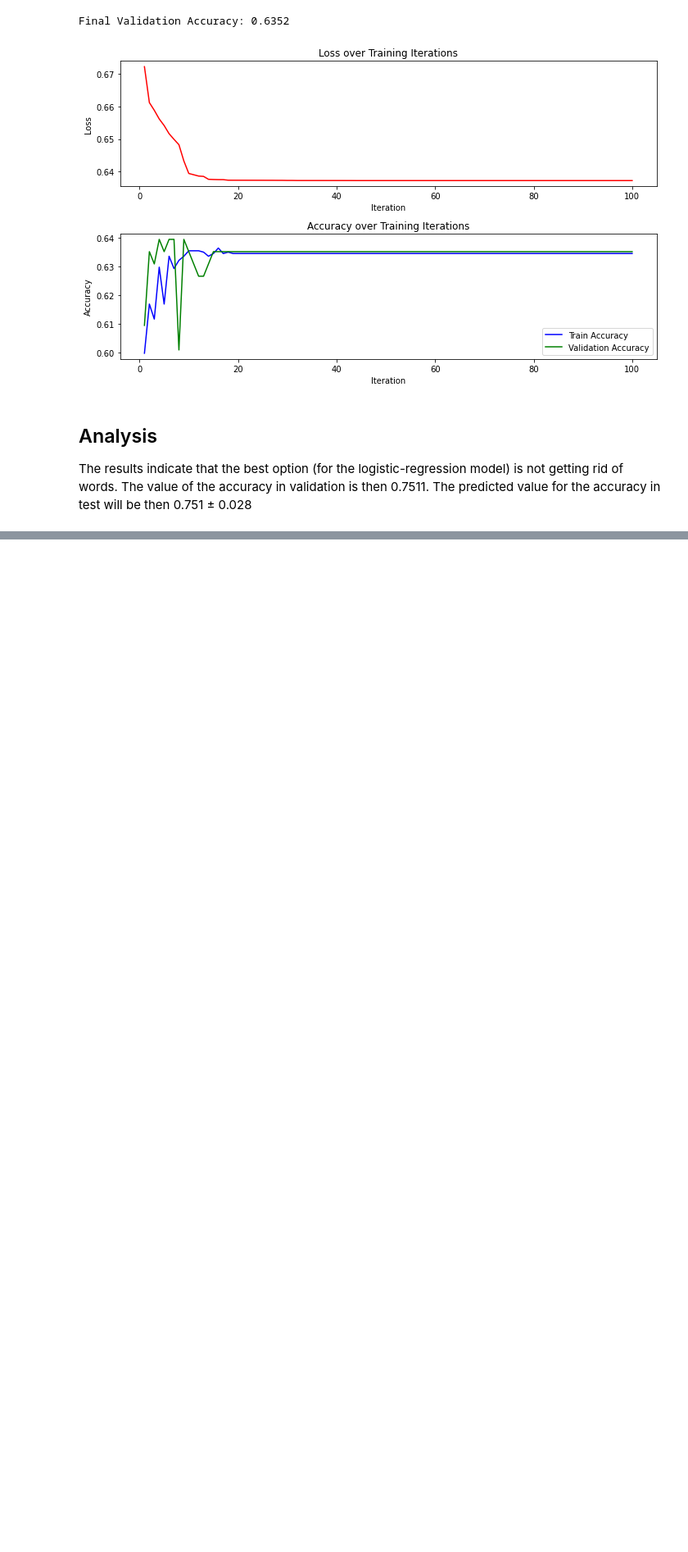
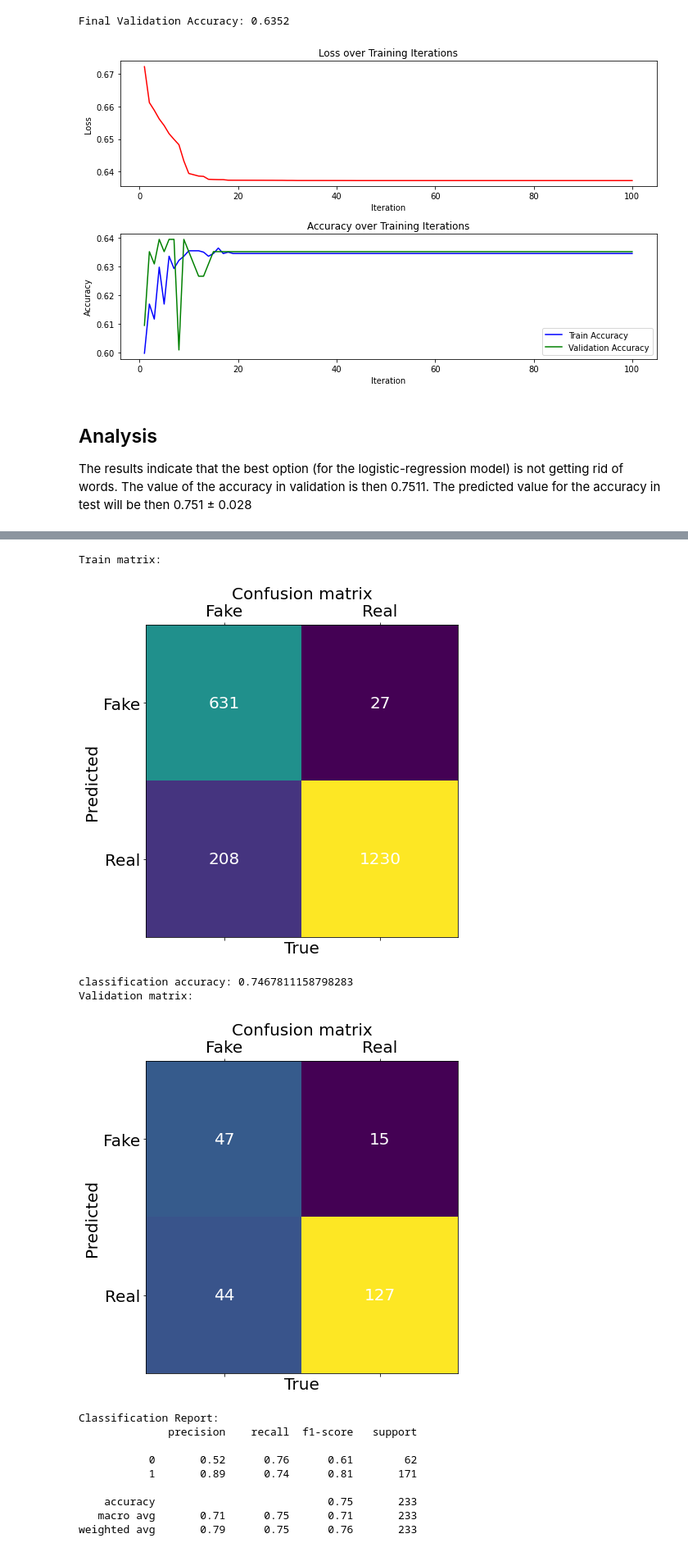
Before and after one commit to JuanCastillo29/Spot-the-fake-data, a Jupyter notebook: FakeNews.ipynb, the cells around one changed output, grey strips where cells are left out. Shown at 82% size. Cells and saved outputs as stored; diff of their text form; code cells hidden in the pictures; blank space fills up the shorter version.

```diff
--- a/FakeNews.ipynb
+++ b/FakeNews.ipynb
@@ -285,0 +344,17 @@ The results indicate that the best option (for the logistic-regression model) is
+# %%
+Bayesian_Report(X_train_2, y_train, X_test_2, y_test)
+# %% [output]
+Train matrix:
+[figure, added]
+classification accuracy: 0.7467811158798283
+Validation matrix:
+[figure, added]
+Classification Report:
+              precision    recall  f1-score   support
+
+           0       0.52      0.76      0.61        62
+           1       0.89      0.74      0.81       171
+
+    accuracy                           0.75       233
+   macro avg       0.71      0.75      0.71       233
+weighted avg       0.79      0.75      0.76       233
```
Also changed, not shown: parts of 13 cells of this notebook.
